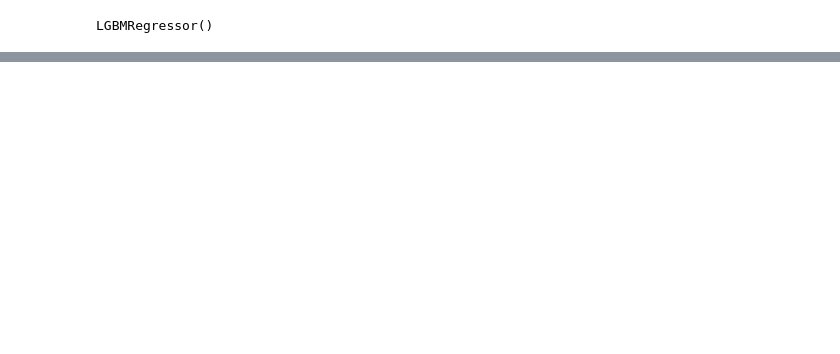
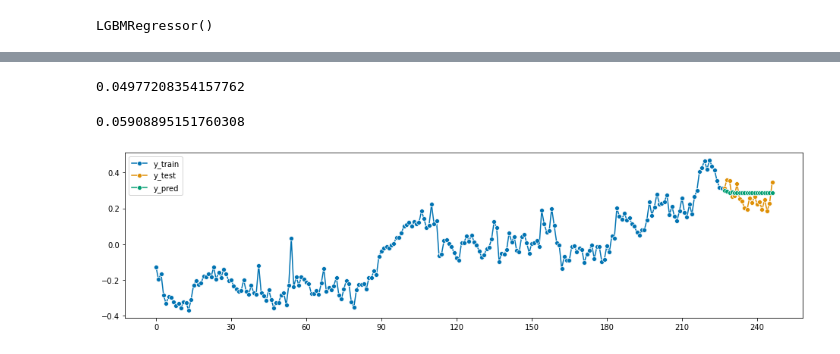
Before and after one commit to cdbale/Privacy-and-Forecasting-Empirical, a Jupyter notebook: Code/Exploratory/Forecasting Models/Global LGBM.ipynb, the cells around one changed output, grey strips where cells are left out. Saved outputs shown, nothing was run; the diff lists cells and outputs as text; code cells hidden in the pictures; blank space fills up the shorter version.

```diff
--- a/Code/Exploratory/Forecasting Models/Global LGBM.ipynb
+++ b/Code/Exploratory/Forecasting Models/Global LGBM.ipynb
@@ -134,0 +246,3 @@ Got the above working for one series, need to reduce all series, combine, fit a
+# %%
+# empty prediction list
+global_predictions = []
@@ -134,0 +253,18 @@ Got the above working for one series, need to reduce all series, combine, fit a
+# %%
+# store forecasted value based on last window of training data
+last_prediction = regressor.predict(last_window)
+
+for i in range(len(fh)):
+
+    # add latest forecast
+    global_predictions.append(last_prediction)
+
+    # roll window forward one period (places first value in window at the end)
+    last_window = np.roll(last_window, -1)
+    # replace the end value (used to be first value) with the latest forecast
+    last_window[:,-1] = last_prediction
+
+    # forecast for next period
+    last_prediction = regressor.predict(last_window)
+# %%
+global_predictions = np.concatenate([i.reshape(num_series,1) for i in global_predictions], axis=1)
@@ -134,0 +312,35 @@ Got the above working for one series, need to reduce all series, combine, fit a
+# %%
+# global error
+mean_absolute_error(global_predictions.T, Test.T, multioutput='uniform_average')
+# %% [output]
+0.04977208354157762
+# %%
+mean_squared_error(global_predictions.T, Test.T, multioutput='uniform_average', square_root=True)
+# %% [output]
+0.05908895151760308
+# %%
+def nice_plot(series_index, train_vals=Train, test_vals=Test, preds=global_predictions, T=num_periods, h=len(fh)):
+    """
+    Converts training, testing, and forecasted data for a given series,
+    then generates a neat plot from the `sktime` package.
+
+    :param series_index: index of the series to plot
+    :param train_vals: training data from all series in shape (num_series, num_training_periods)
+    :param test_vals: test data from all series in shape (num_series, forecast_horizon)
+    :param preds: forecasted values for each series in shape (num_series, forecast_horizon)
+    :param T: total number of time periods in train and test data
+    :param h: forecast horizon
+    :return: nice `sktime` plot
+    """
+    y_train = pd.Series(train_vals[series_index,:])
+    y_test = pd.Series(test_vals[series_index,:], index=np.arange(T-h, T))
+    y_pred = pd.Series(preds[series_index,:], index=np.arange(T-h, T))
+
+    plot_series(y_train,
+                y_test,
+                y_pred,
+                labels=["y_train", "y_test", "y_pred"])
+# %%
+nice_plot(15)
+# %% [output]
+[figure, added]
```
Also changed, not shown: parts of 51 cells of this notebook, 1 other file.
